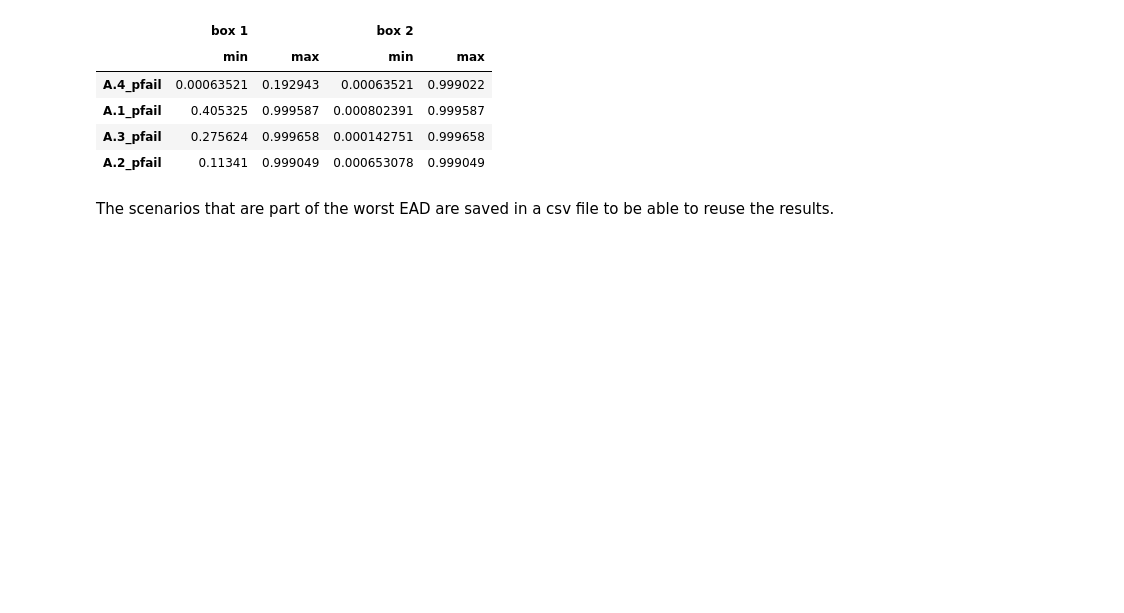
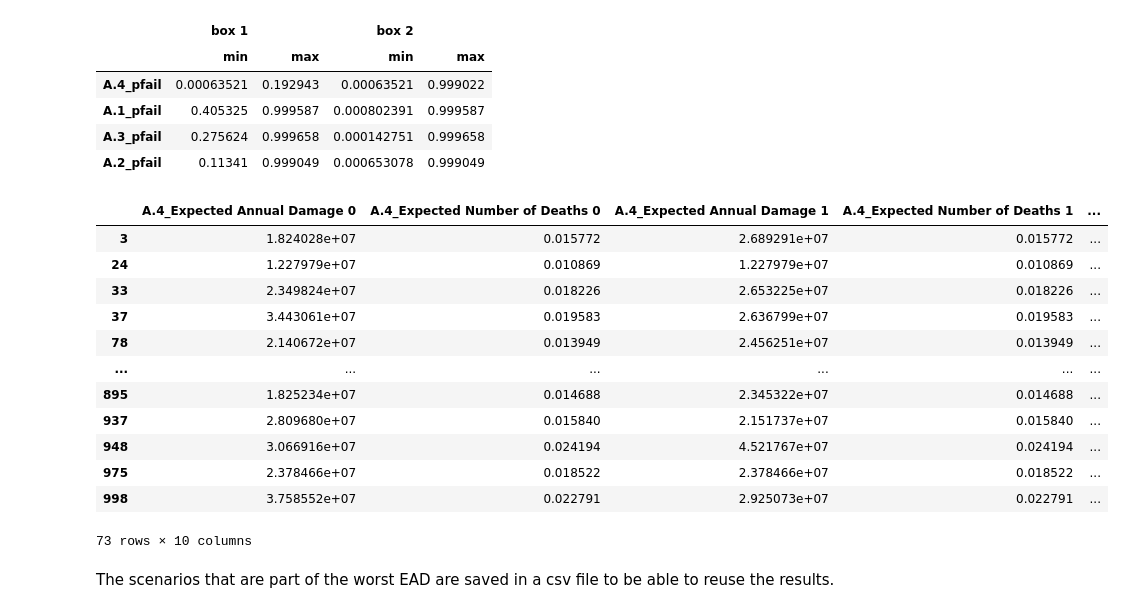
Before and after one commit to aarsundaram/ModelBasedDecisionMaking_Group12, a Jupyter notebook: final assignment/Scenario_Discovery.ipynb, the cells around one changed output. Drawn from its saved outputs; the diff is of its cells as text; code cells hidden in the pictures; blank space fills up the shorter version.

```diff
--- a/final assignment/Scenario_Discovery.ipynb
+++ b/final assignment/Scenario_Discovery.ipynb
@@ -256,6 +256,23 @@ prim_wcbc_ead.boxes_to_dataframe()
 | A.1_pfail | 0.405325 | 0.999587 | 0.000802391 | 0.999587 |
 | A.3_pfail | 0.275624 | 0.999658 | 0.000142751 | 0.999658 |
 | A.2_pfail | 0.11341 | 0.999049 | 0.000653078 | 0.999049 |
+# %%
+a = results_bcA4.iloc[box_wcbc_ead.yi]
+a
+# %% [output]
+|  | A.4_Expected Annual Damage 0 | A.4_Expected Number of Deaths 0 | A.4_Expected Annual Damage 1 | A.4_Expected Number of Deaths 1 | ... |
+| 3 | 1.824028e+07 | 0.015772 | 2.689291e+07 | 0.015772 | ... |
+| 24 | 1.227979e+07 | 0.010869 | 1.227979e+07 | 0.010869 | ... |
+| 33 | 2.349824e+07 | 0.018226 | 2.653225e+07 | 0.018226 | ... |
+| 37 | 3.443061e+07 | 0.019583 | 2.636799e+07 | 0.019583 | ... |
+| 78 | 2.140672e+07 | 0.013949 | 2.456251e+07 | 0.013949 | ... |
+| ... | ... | ... | ... | ... | ... |
+| 895 | 1.825234e+07 | 0.014688 | 2.345322e+07 | 0.014688 | ... |
+| 937 | 2.809680e+07 | 0.015840 | 2.151737e+07 | 0.015840 | ... |
+| 948 | 3.066916e+07 | 0.024194 | 4.521767e+07 | 0.024194 | ... |
+| 975 | 2.378466e+07 | 0.018522 | 2.378466e+07 | 0.018522 | ... |
+| 998 | 3.758552e+07 | 0.022791 | 2.925073e+07 | 0.022791 | ... |
+73 rows × 10 columns
 # %%
 a = expbasecase.iloc[box_wcbc_ead.yi]
 a = a.iloc[:,0:19]
```
Also changed, not shown: parts of 3 cells of this notebook, 1 other file.
